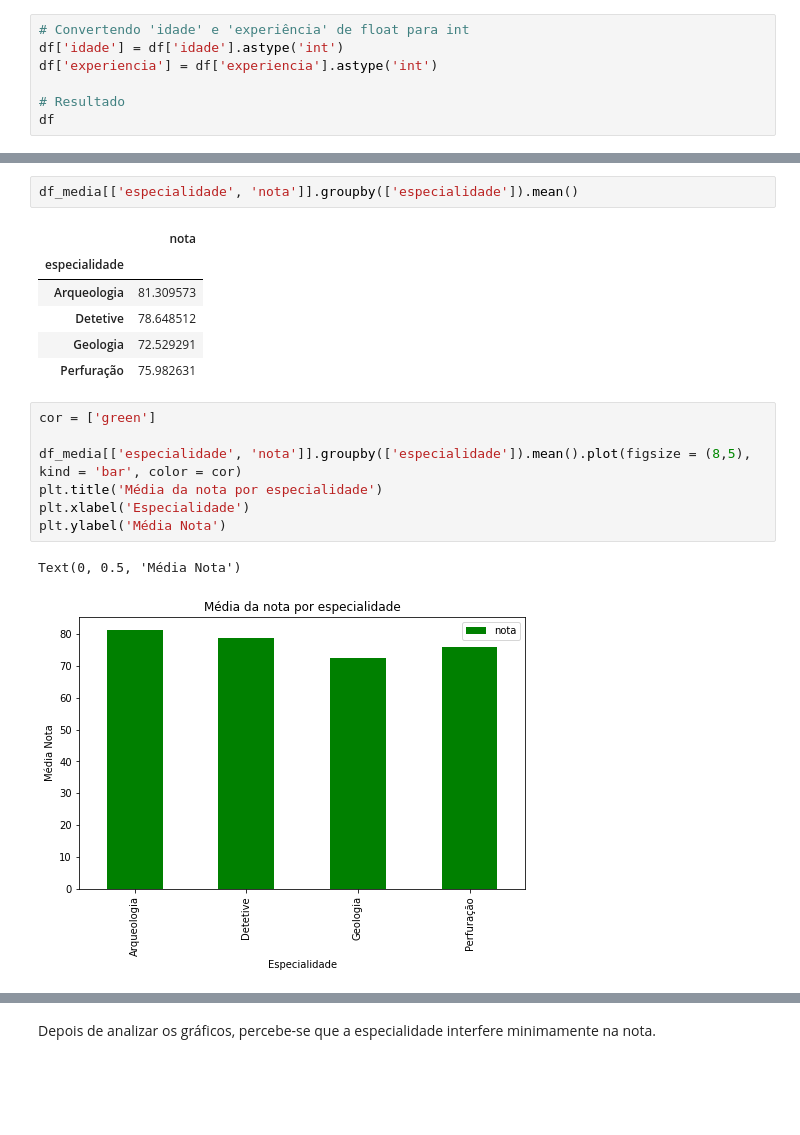
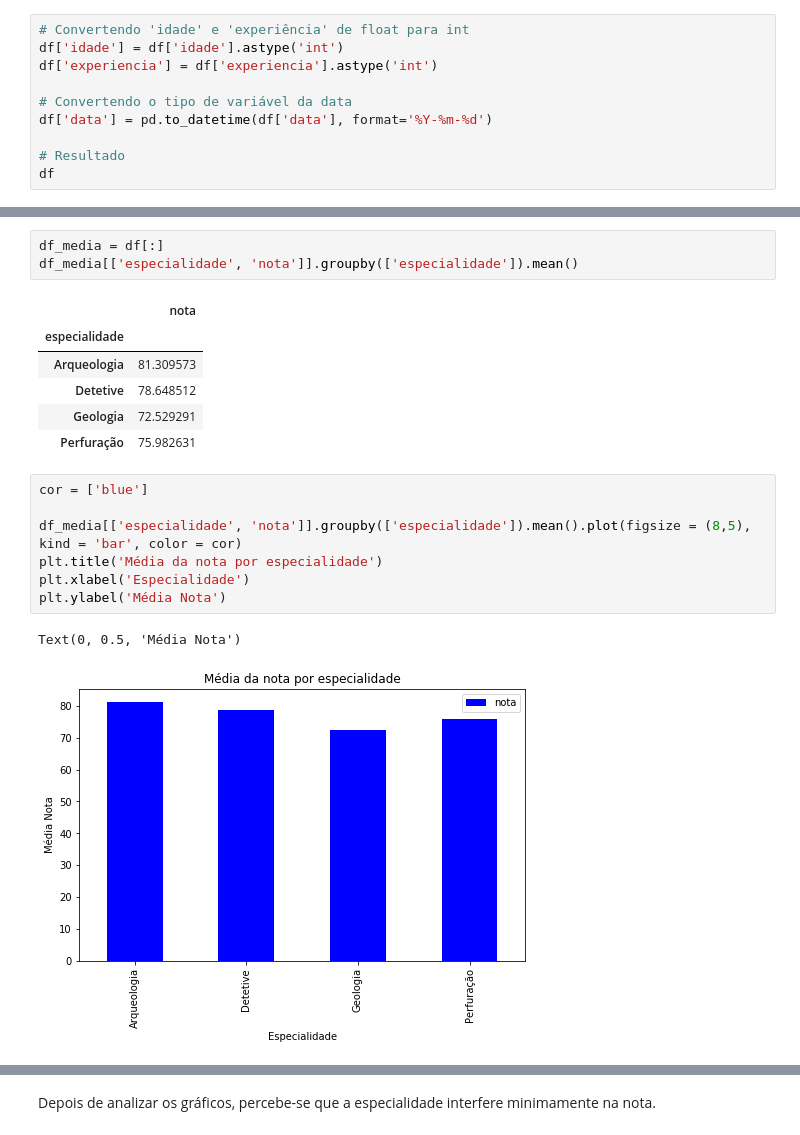
Before and after one commit to BrunoFornaro/icd_a2_2021, a Jupyter notebook: a2_icd_2021.ipynb, the cells around one changed output, grey strips where cells are left out. Drawn from its saved outputs; the diff is of its cells as text; blank space fills up the shorter version.

```diff
--- a/a2_icd_2021.ipynb
+++ b/a2_icd_2021.ipynb
@@ -186,6 +184,9 @@ df
 df['idade'] = df['idade'].astype('int')
 df['experiencia'] = df['experiencia'].astype('int')
 
+# Convertendo o tipo de variável da data
+df['data'] = pd.to_datetime(df['data'], format='%Y-%m-%d')
+
 # Resultado
 df
 # %% [output]
@@ -336,4 +339,5 @@ df_media = df
 # %%
+df_media = df[:]
 df_media[['especialidade', 'nota']].groupby(['especialidade']).mean()
 # %% [output]
 |  | nota |
@@ -343,14 +347,14 @@ df_media[['especialidade', 'nota']].groupby(['especialidade']).mean()
 | Geologia | 72.529291 |
 | Perfuração | 75.982631 |
 # %%
-cor = ['green']
+cor = ['blue']
 
 df_media[['especialidade', 'nota']].groupby(['especialidade']).mean().plot(figsize = (8,5), kind = 'bar', color = cor)
 plt.title('Média da nota por especialidade')
 plt.xlabel('Especialidade')
 plt.ylabel('Média Nota')
 # %% [output]
 Text(0, 0.5, 'Média Nota')
-[figure, old version]
+[figure, new version]
 # %%
 # Copiando o dataframe para não alterar o original
```
Also changed, not shown: parts of 25 cells of this notebook.
